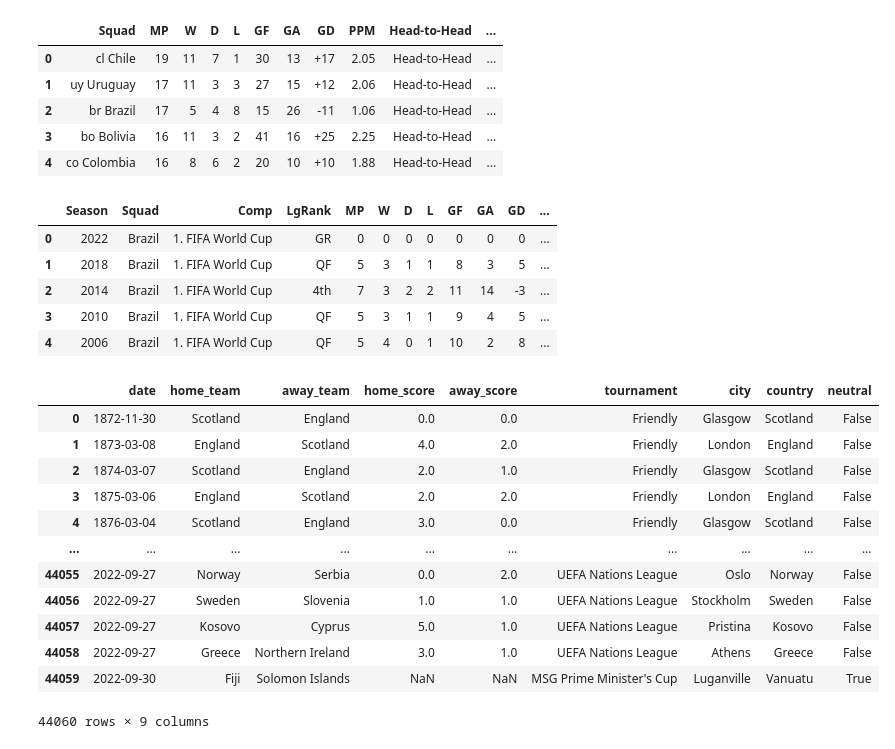
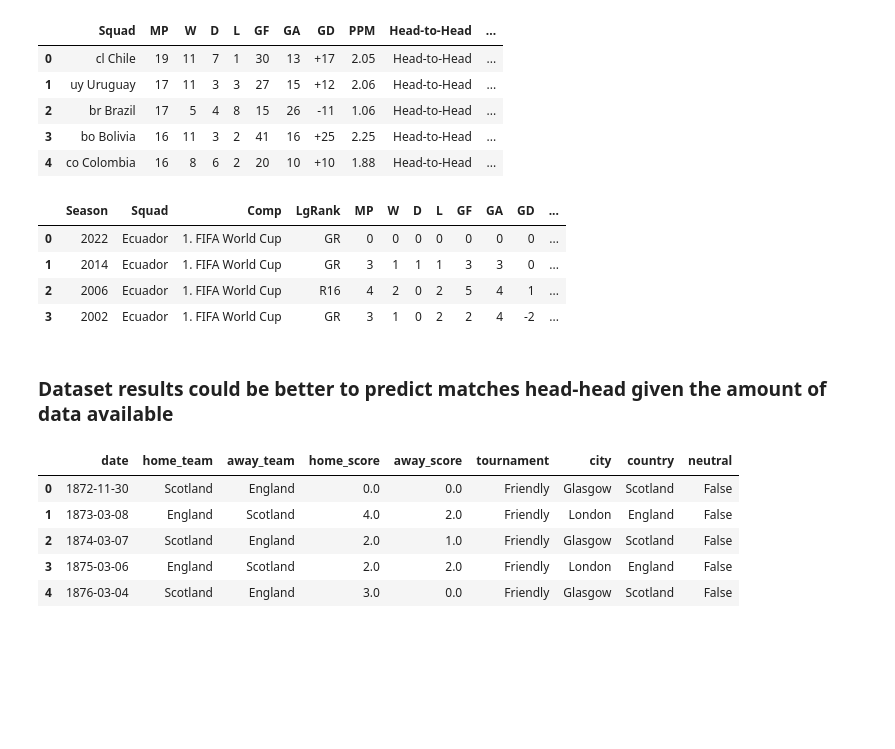
Before and after one commit to Dnbg1982/Practice-Projects, a Jupyter notebook: Notebooks/WorldCup.ipynb, the cells around one changed output. Drawn from its saved outputs; the diff is of its cells as text; code cells hidden in the pictures; blank space fills up the shorter version.

```diff
--- a/Notebooks/WorldCup.ipynb
+++ b/Notebooks/WorldCup.ipynb
@@ -34,32 +50,26 @@ opp_history.head()
 | 3 | bo Bolivia | 16 | 11 | 3 | 2 | 41 | 16 | +25 | 2.25 | Head-to-Head | ... |
 | 4 | co Colombia | 16 | 8 | 6 | 2 | 20 | 10 | +10 | 1.88 | Head-to-Head | ... |
 # %%
-bra_wc = pd.read_csv(r'C:\Users\USUARIO\Documents\GitHub\Assorted-Projects\Datasets\WorldCUP\archive\International_Football_History_Countries\Brazil\Worldcups_History.csv')
-bra_wc.head()
+ecu_wc = pd.read_csv(r'C:\Users\USUARIO\Documents\GitHub\Assorted-Projects\Datasets\WorldCUP\archive\International_Football_History_Countries\Ecuador\Worldcups_History.csv')
+ecu_wc.head()
 # %% [output]
 |  | Season | Squad | Comp | LgRank | MP | W | D | L | GF | GA | GD | ... |
-| 0 | 2022 | Brazil | 1. FIFA World Cup | GR | 0 | 0 | 0 | 0 | 0 | 0 | 0 | ... |
-| 1 | 2018 | Brazil | 1. FIFA World Cup | QF | 5 | 3 | 1 | 1 | 8 | 3 | 5 | ... |
-| 2 | 2014 | Brazil | 1. FIFA World Cup | 4th | 7 | 3 | 2 | 2 | 11 | 14 | -3 | ... |
-| 3 | 2010 | Brazil | 1. FIFA World Cup | QF | 5 | 3 | 1 | 1 | 9 | 4 | 5 | ... |
-| 4 | 2006 | Brazil | 1. FIFA World Cup | QF | 5 | 4 | 0 | 1 | 10 | 2 | 8 | ... |
+| 0 | 2022 | Ecuador | 1. FIFA World Cup | GR | 0 | 0 | 0 | 0 | 0 | 0 | 0 | ... |
+| 1 | 2014 | Ecuador | 1. FIFA World Cup | GR | 3 | 1 | 1 | 1 | 3 | 3 | 0 | ... |
+| 2 | 2006 | Ecuador | 1. FIFA World Cup | R16 | 4 | 2 | 0 | 2 | 5 | 4 | 1 | ... |
+| 3 | 2002 | Ecuador | 1. FIFA World Cup | GR | 3 | 1 | 0 | 2 | 2 | 4 | -2 | ... |
+# %% [markdown]
+### Dataset results could be better to predict matches head-head given the amount of data available
 # %%
 all_results = pd.read_csv(r'C:\Users\USUARIO\Documents\GitHub\Assorted-Projects\Datasets\WorldCUP\results.csv')
-all_results
+all_results.head()
 # %% [output]
 |  | date | home_team | away_team | home_score | away_score | tournament | city | country | neutral |
 | 0 | 1872-11-30 | Scotland | England | 0.0 | 0.0 | Friendly | Glasgow | Scotland | False |
 | 1 | 1873-03-08 | England | Scotland | 4.0 | 2.0 | Friendly | London | England | False |
 | 2 | 1874-03-07 | Scotland | England | 2.0 | 1.0 | Friendly | Glasgow | Scotland | False |
 | 3 | 1875-03-06 | England | Scotland | 2.0 | 2.0 | Friendly | London | England | False |
 | 4 | 1876-03-04 | Scotland | England | 3.0 | 0.0 | Friendly | Glasgow | Scotland | False |
-| ... | ... | ... | ... | ... | ... | ... | ... | ... | ... |
-| 44055 | 2022-09-27 | Norway | Serbia | 0.0 | 2.0 | UEFA Nations League | Oslo | Norway | False |
-| 44056 | 2022-09-27 | Sweden | Slovenia | 1.0 | 1.0 | UEFA Nations League | Stockholm | Sweden | False |
-| 44057 | 2022-09-27 | Kosovo | Cyprus | 5.0 | 1.0 | UEFA Nations League | Pristina | Kosovo | False |
-| 44058 | 2022-09-27 | Greece | Northern Ireland | 3.0 | 1.0 | UEFA Nations League | Athens | Greece | False |
-| 44059 | 2022-09-30 | Fiji | Solomon Islands | NaN | NaN | MSG Prime Minister's Cup | Luganville | Vanuatu | True |
-44060 rows × 9 columns
 # %%
 all_results.dropna(inplace=True)
 # %%
```
Also changed, not shown: parts of 28 cells of this notebook.
